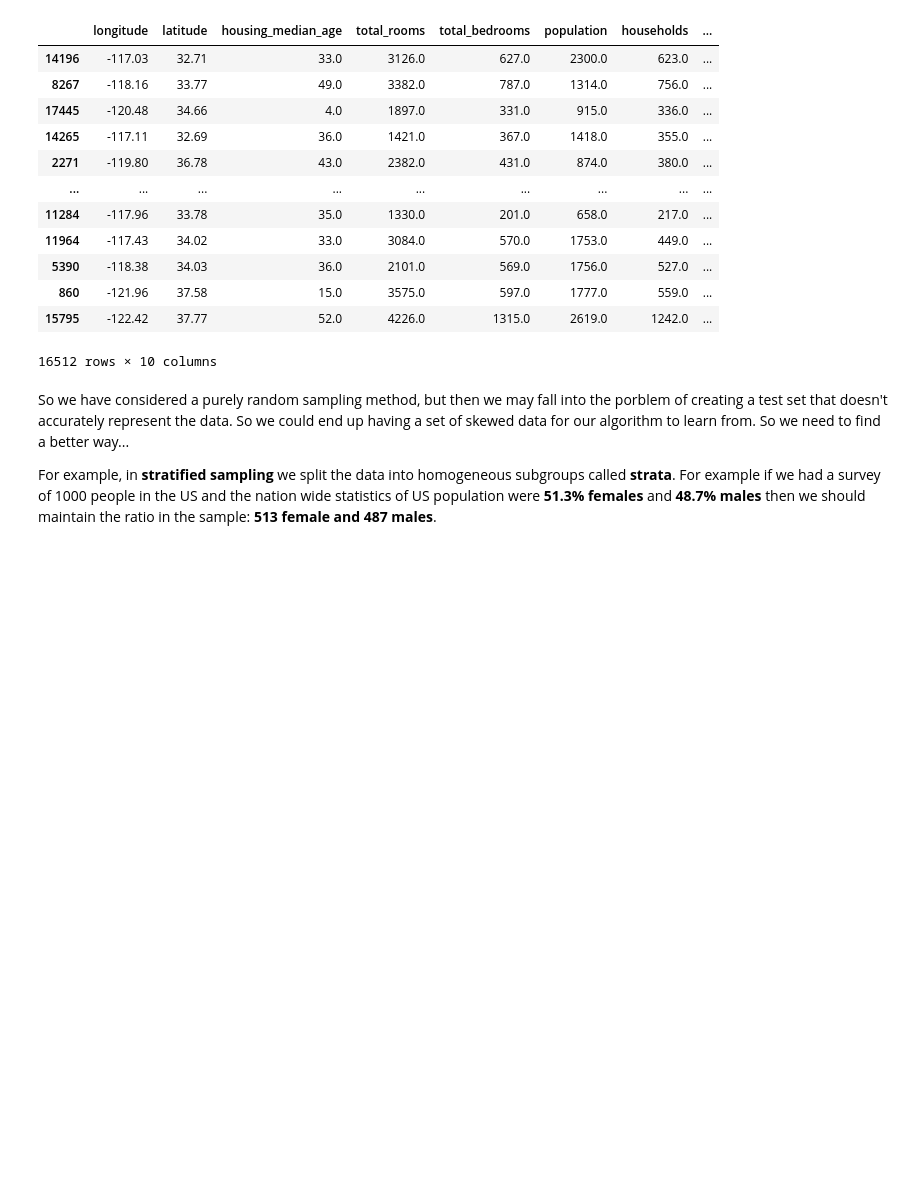
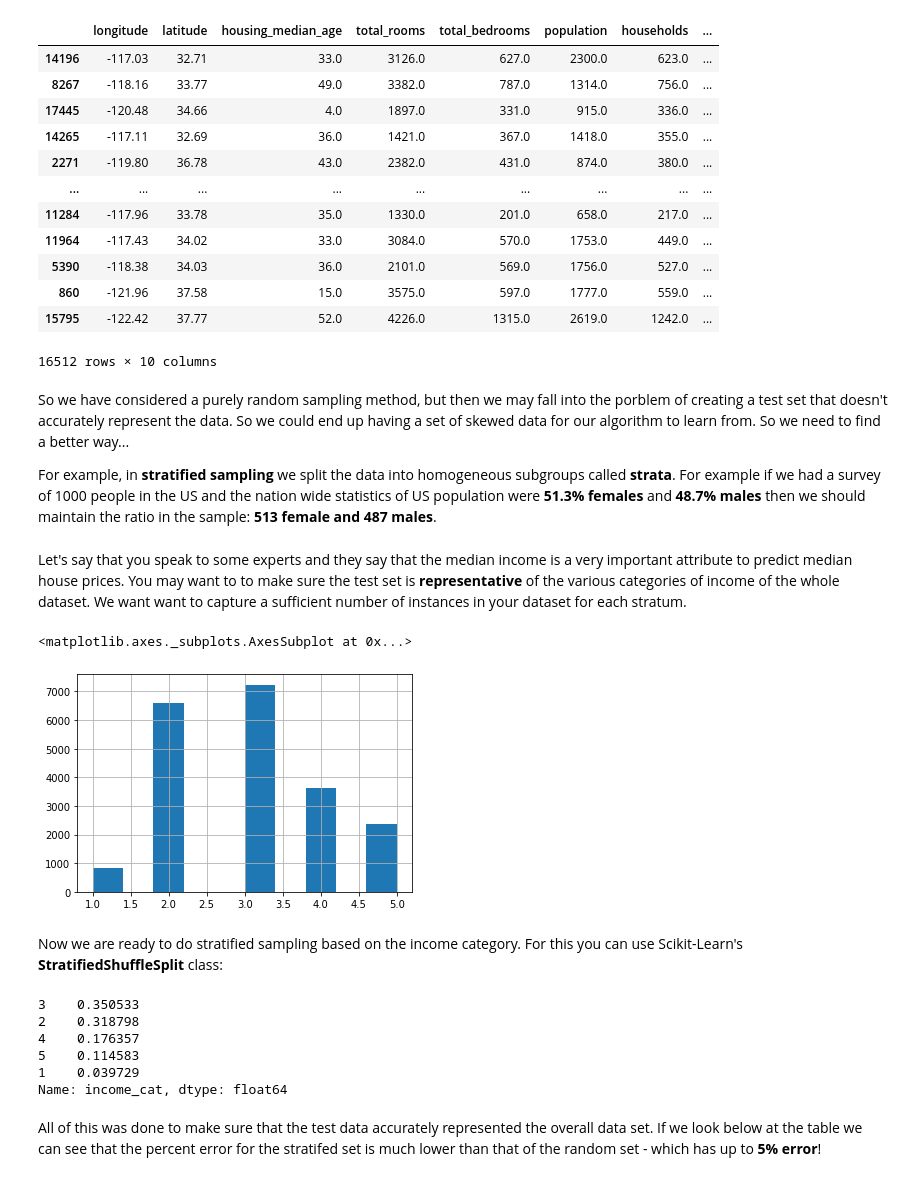
Before and after one commit to DavidStewartLDN/David-Workbook-Handson-ML, a Jupyter notebook: David_Chapter_2.ipynb, the cells around one changed output. Drawn from its saved outputs; the diff is of its cells as text; code cells hidden in the pictures; blank space fills up the shorter version.

Commit message:
Shown difference between Stratified and Random Test set

```diff
--- a/David_Chapter_2.ipynb
+++ b/David_Chapter_2.ipynb
@@ -255,3 +255,16 @@ train_set
 So we have considered a purely random sampling method, but then we may fall into the porblem of creating a test set that doesn't accurately represent the data. So we could end up having a set of skewed data for our algorithm to learn from. So we need to find a better way...
 
 For example, in **stratified sampling** we split the data into homogeneous subgroups called **strata**. For example if we had a survey of 1000 people in the US and the nation wide statistics of US population were **51.3% females** and **48.7% males** then we should maintain the ratio in the sample: **513 female and 487 males**.
+# %% [markdown]
+Let's say that you speak to some experts and they say that the median income is a very important attribute to predict median house prices. You may want to to make sure the test set is **representative** of the various categories of income of the whole dataset. We want want to capture a sufficient number of instances in your dataset for each stratum.
+# %%
+housing["income_cat"] = pd.cut(housing["median_income"],
+                              bins=[0., 1.5, 3.0, 4.5, 6., np.inf],
+                              labels=[1,2,3,4,5])
+# %%
+housing["income_cat"].hist()
+# %% [output]
+<matplotlib.axes._subplots.AxesSubplot at 0x...>
+[figure, added]
+# %% [markdown]
+Now we are ready to do stratified sampling based on the income category. For this you can use Scikit-Learn's **StratifiedShuffleSplit** class:
@@ -257,0 +278,11 @@ For example, in **stratified sampling** we split the data into homogeneous subgr
+# %%
+strat_test_set["income_cat"].value_counts() / len(strat_test_set)
+# %% [output]
+3    0.350533
+2    0.318798
+4    0.176357
+5    0.114583
+1    0.039729
+Name: income_cat, dtype: float64
+# %% [markdown]
+All of this was done to make sure that the test data accurately represented the overall data set. If we look below at the table we can see that the percent error for the stratifed set is much lower than that of the random set - which has up to **5% error**!
```
Also changed, not shown: parts of 6 cells of this notebook.
